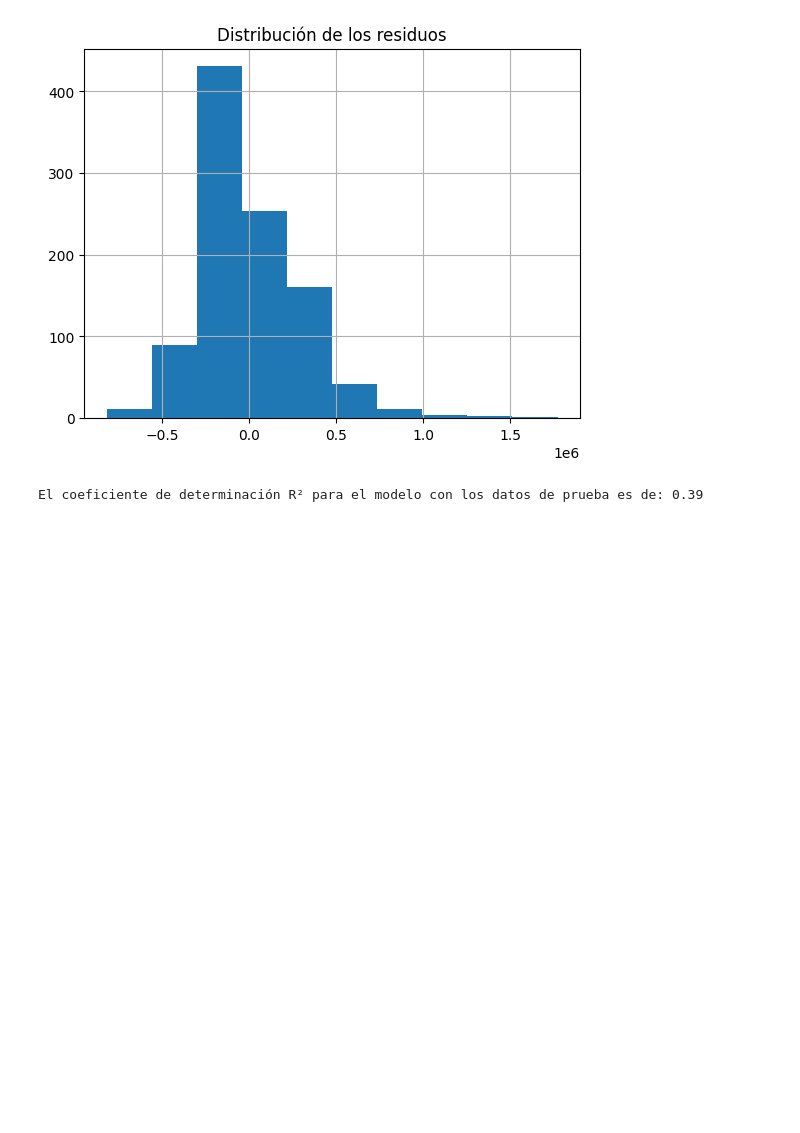
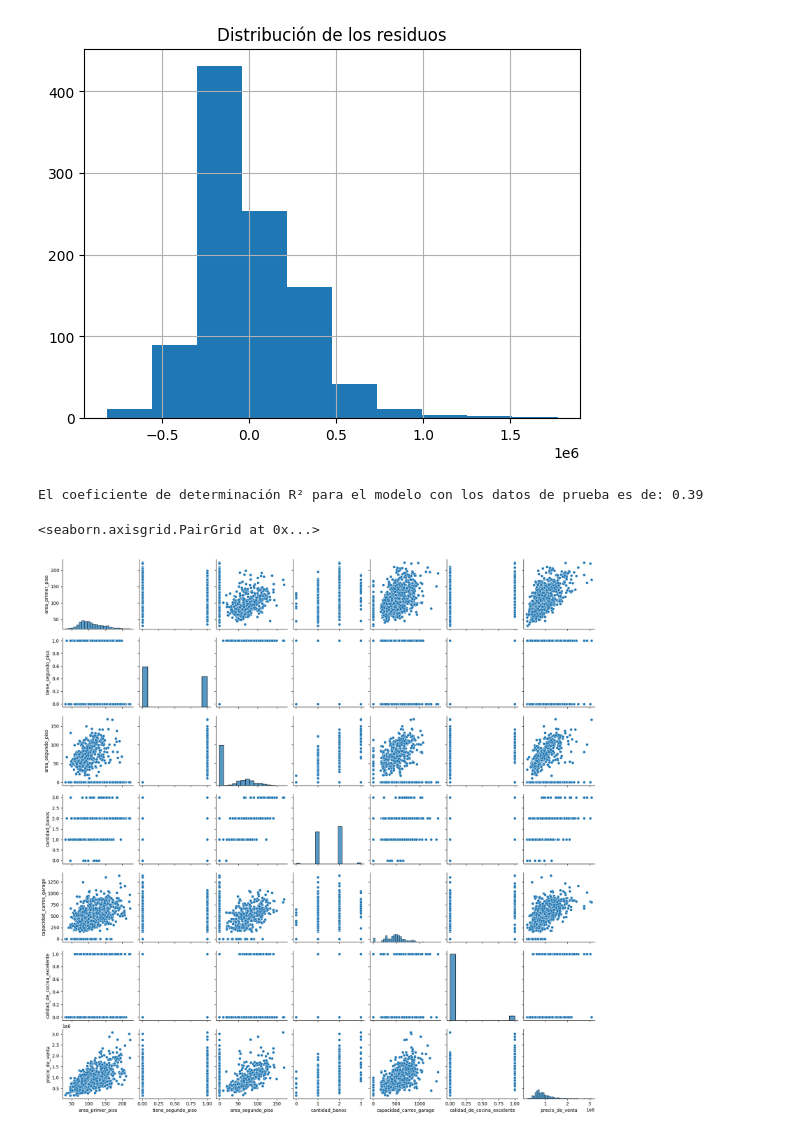
Before and after one commit to ocapios101/portafolio, a Jupyter notebook: REGRESION LINEAL.ipynb, the cells around one changed output. Cells and saved outputs as stored; diff of their text form; code cells hidden in the pictures; blank space fills up the shorter version.

```diff
--- a/REGRESION LINEAL.ipynb
+++ b/REGRESION LINEAL.ipynb
@@ -156,3 +156,8 @@ from sklearn.metrics import r2_score
 print(f'El coeficiente de determinación R² para el modelo con los datos de prueba es de: {round(r2_score(y_test,y_predict),2)}')
 # %% [output]
 El coeficiente de determinación R² para el modelo con los datos de prueba es de: 0.39
+# %%
+sns.pairplot(datos)
+# %% [output]
+<seaborn.axisgrid.PairGrid at 0x...>
+[figure, added]
```
Also changed, not shown: parts of 10 cells of this notebook.
